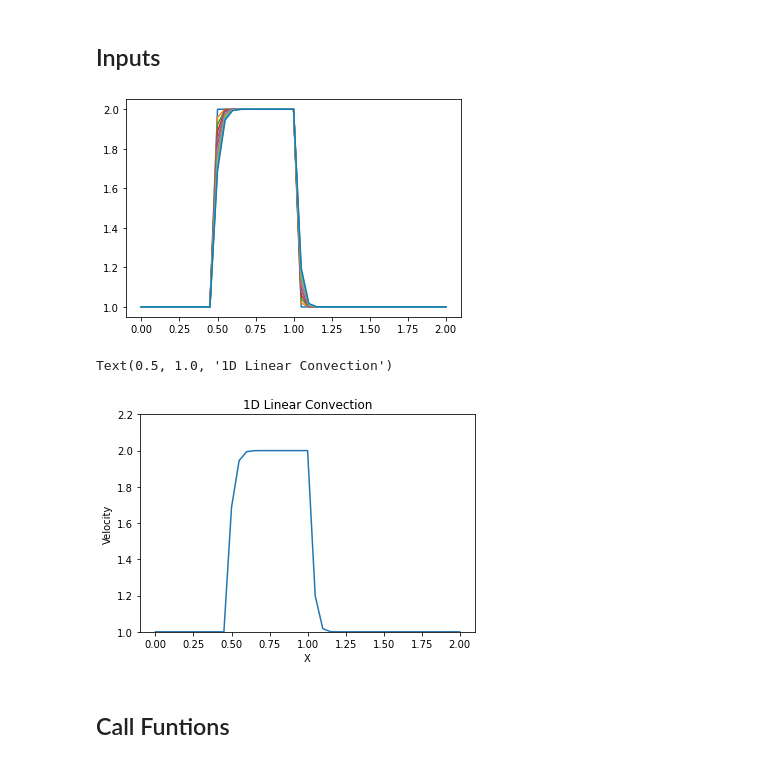
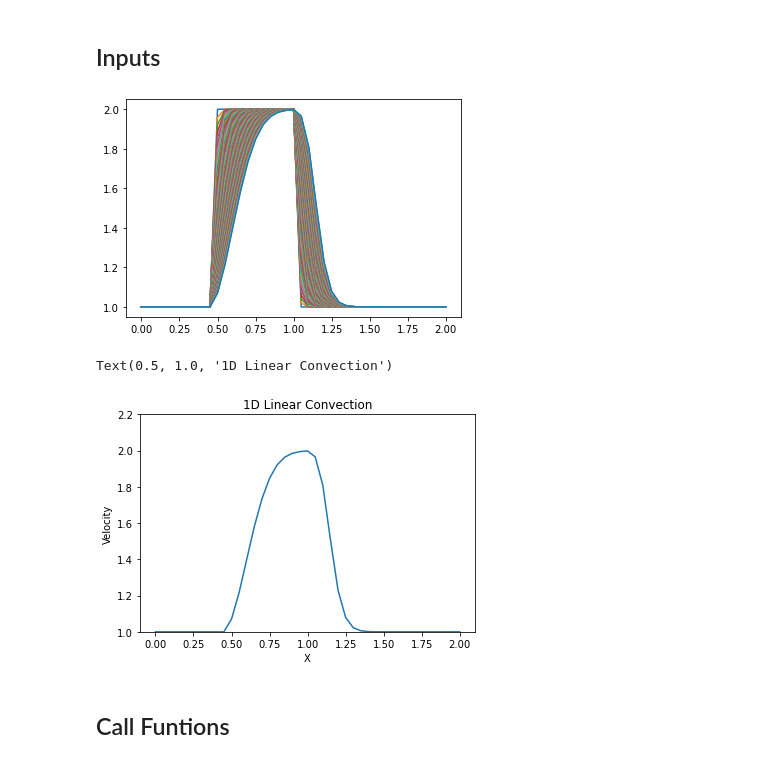
Before and after one commit to AfkhkharZaineb/Al-Khwarizmi-HPC-Programming, a Jupyter notebook: day02/assignments/numba_pyccel_assignments/1D_NonLinearConvection.ipynb, the cells around one changed output. Saved outputs shown, nothing was run; the diff lists cells and outputs as text; code cells hidden in the pictures.

```diff
--- a/day02/assignments/numba_pyccel_assignments/1D_NonLinearConvection.ipynb
+++ b/day02/assignments/numba_pyccel_assignments/1D_NonLinearConvection.ipynb
@@ -9,7 +10,7 @@ from numba import njit
 ## Pure python function
 # %%
 def solve_1d_nonlinearconv_pure(u, un, nt, nx, dt, dx):
-    un = np.ones(nx) #temporary array
+
     for n in range(nt):  #loop for values of n from 0 to nt, so it will run nt times
         un = u.copy() ##copy the existing values of u into un
         for i in range(1, nx):
@@ -47,27 +49,27 @@ def solve_1d_nonlinearconv_pyccel(u : 'float[:]', un : 'float[:]', nt : int , nx
 # %%
 nx = 41  # try changing this number from 41 to 81 and Run All ... what happens?
 dx = 2 / (nx-1)
-nt = 10    #nt is the number of timesteps we want to calculate
+nt = 100  #nt is the number of timesteps we want to calculate
 dt = 0.001
 grid = np.linspace(0,2,nx) # creating the space grid
 
 u0 = np.ones(nx)      #numpy function ones()
 u0[int(.5 / dx):int(1 / dx + 1)] = 2  #setting u = 2 between 0.5 and 1 as per our I.C.s
 plt.plot(grid,u0)
 u = u0.copy()
 un = np.ones(nx)
 
 solve_1d_nonlinearconv_pure(u, un, nt, nx, dt, dx)
 #Plotting data
 plt.plot(grid,u);
 plt.ylim([1.,2.2])
 plt.xlabel('X')
 plt.ylabel('Velocity')
 plt.title('1D Linear Convection')
 # %% [output]
-[figure, old version]
+[figure, new version]
 Text(0.5, 1.0, '1D Linear Convection')
-[figure, old version]
+[figure, new version]
 # %% [markdown]
 ## Call Funtions
 # %% [markdown]
```
Also changed, not shown: parts of 5 cells of this notebook.
